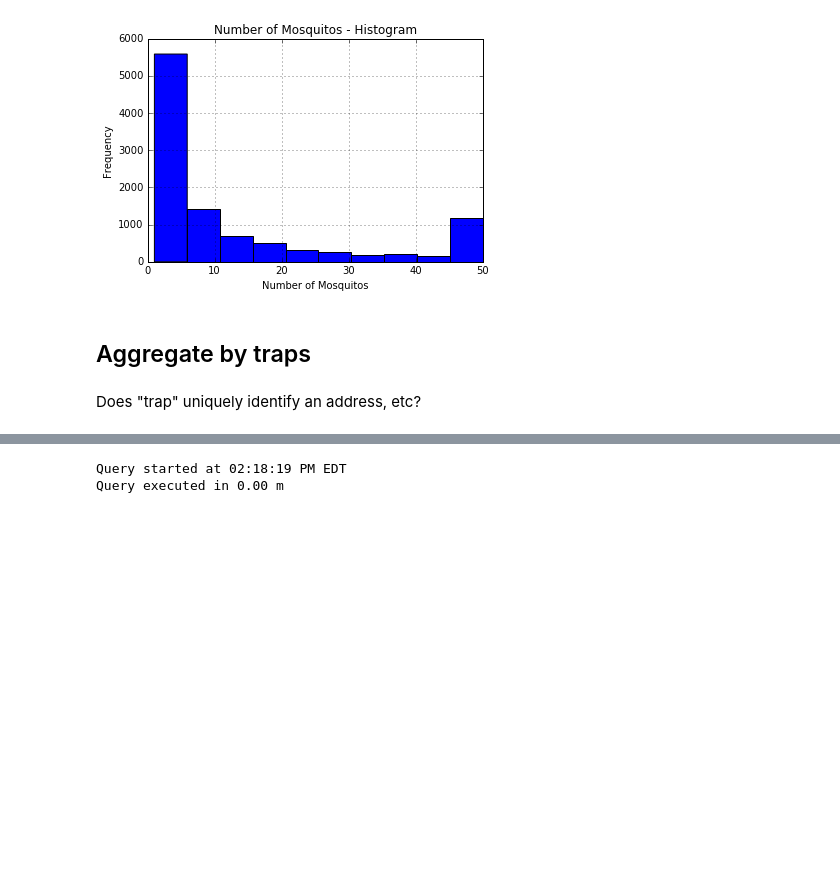
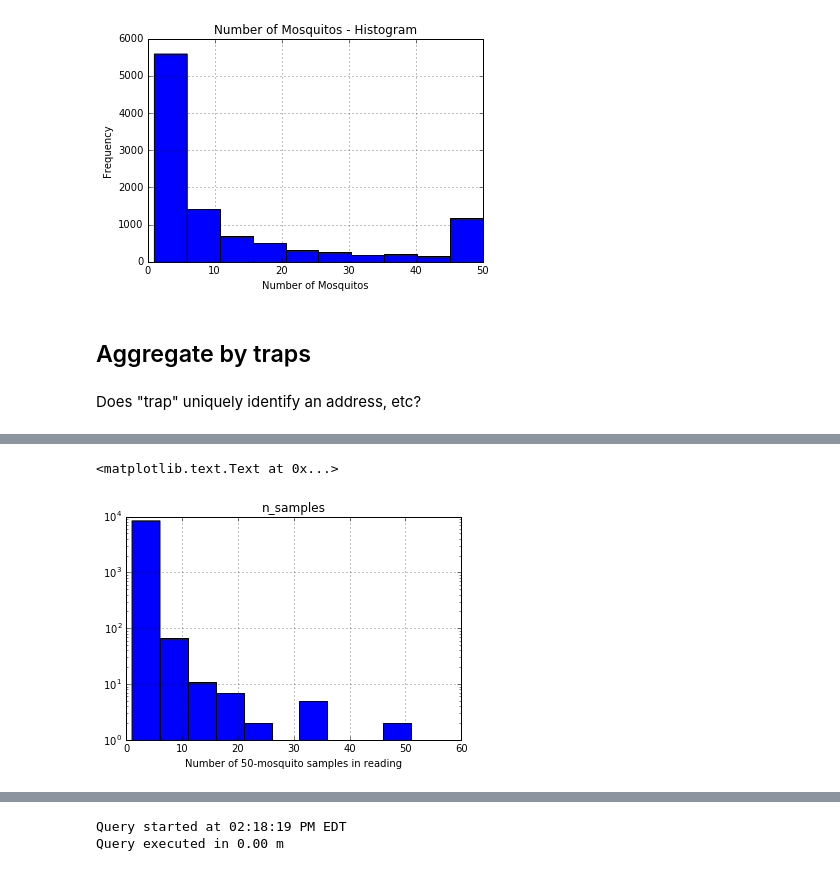
Before and after one commit to crawles/data-science-training, a Jupyter notebook: src/wnv_data_exploration.ipynb, the cells around one changed output, grey strips where cells are left out. Saved outputs shown, nothing was run; the diff lists cells and outputs as text; code cells hidden in the pictures; blank space fills up the shorter version.

```diff
--- a/src/wnv_data_exploration.ipynb
+++ b/src/wnv_data_exploration.ipynb
@@ -317,2 +326,9 @@ Query executed in 0.00 m
+# %%
+trap_samples.hist()
+plt.gca().set_yscale('log')
+plt.xlabel('Number of 50-mosquito samples in reading')
+# %% [output]
+<matplotlib.text.Text at 0x...>
+[figure, added]
 # %%
 %%read_sql
```
Also changed, not shown: parts of 68 cells of this notebook.
